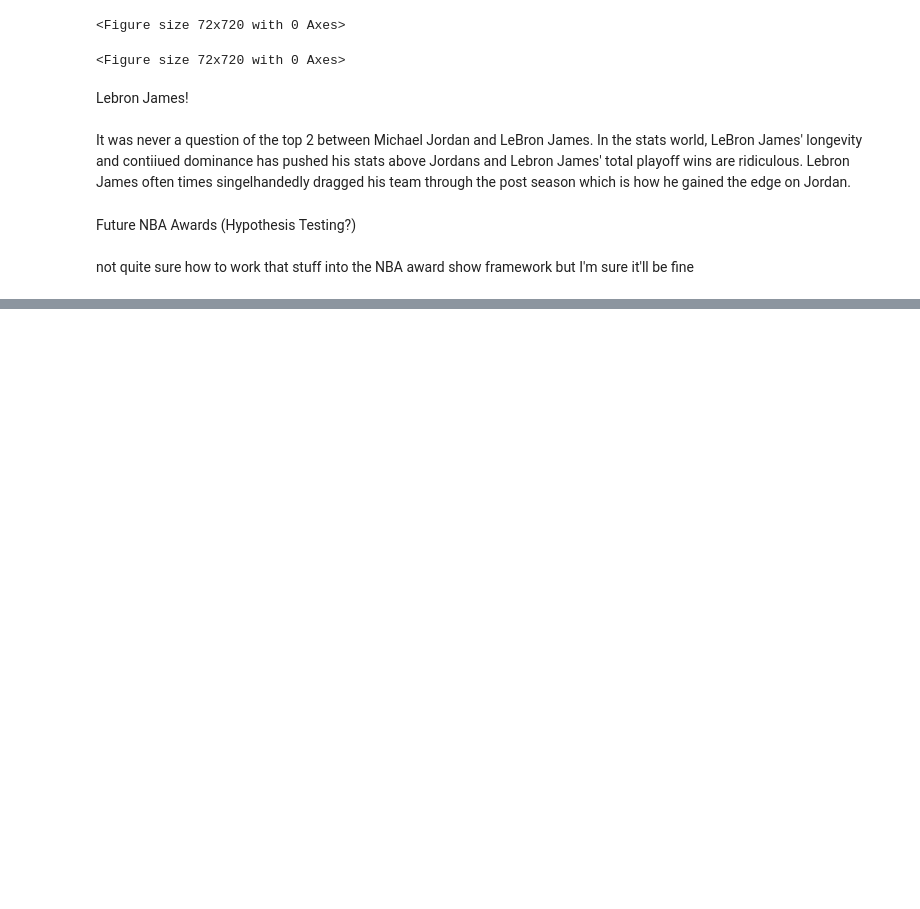
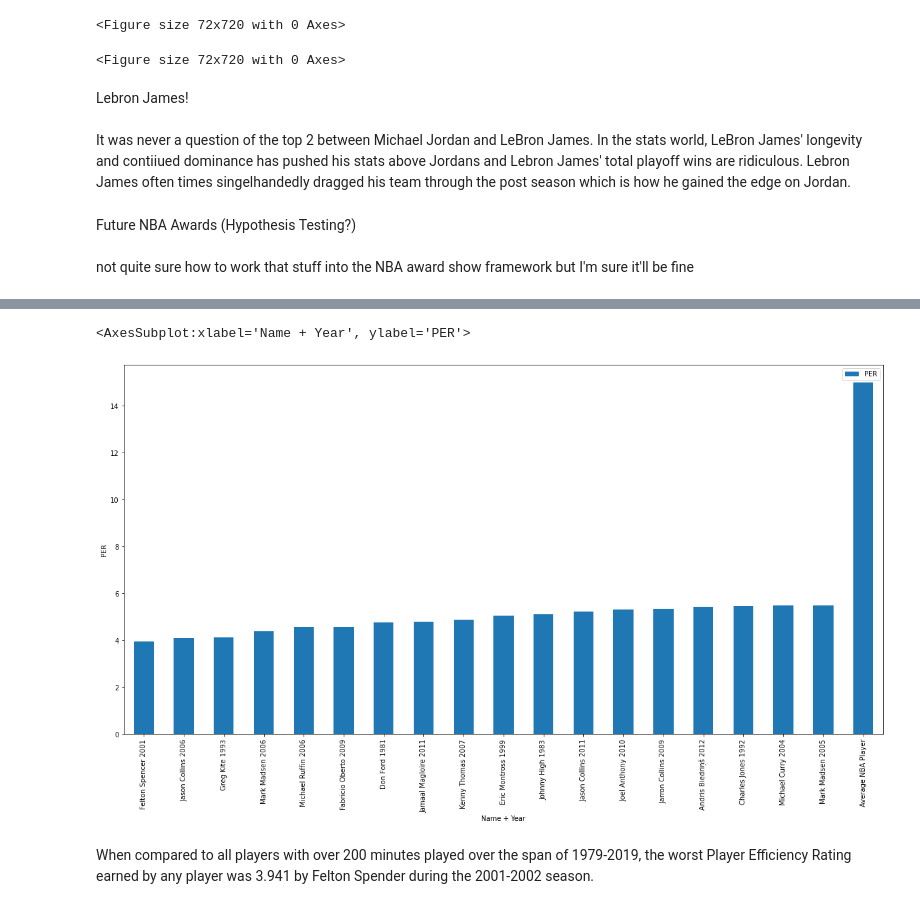
Before and after one commit to acook4148/CMSC320FinalProject, a Jupyter notebook: NBA Awards_combined.ipynb, the cells around one changed output, grey strips where cells are left out. Drawn from its saved outputs; the diff is of its cells as text; code cells hidden in the pictures; blank space fills up the shorter version.

```diff
--- a/NBA Awards_combined.ipynb
+++ b/NBA Awards_combined.ipynb
@@ -692,0 +1058,19 @@ not quite sure how to work that stuff into the NBA award show framework but I'm
+# %%
+bottom_players = pd.DataFrame(columns = ['Name + Year', 'PER'])
+# %%
+for year in range (1979, 2020):
+    for player in seasons_stats[year].itertuples():
+        if player[32] < 5.5:
+            new_row = {'Name + Year': player.Index + " " + str(year), 'PER': player[32]}
+            bottom_players = bottom_players.append(new_row, ignore_index = True)
+# %%
+bottom_players = bottom_players.sort_values(by=['PER'], ascending = True)
+# %%
+bottom_players = bottom_players.append(avg_player, ignore_index=True)
+# %%
+bottom_players.plot.bar(x ='Name + Year', y='PER', figsize=(20,10), ylabel = "PER")
+# %% [output]
+<AxesSubplot:xlabel='Name + Year', ylabel='PER'>
+[figure, added]
+# %% [markdown]
+When compared to all players with over 200 minutes played over the span of 1979-2019, the worst Player Efficiency Rating earned by any player was 3.941 by Felton Spender during the 2001-2002 season.
```
Also changed, not shown: parts of 34 cells of this notebook.
